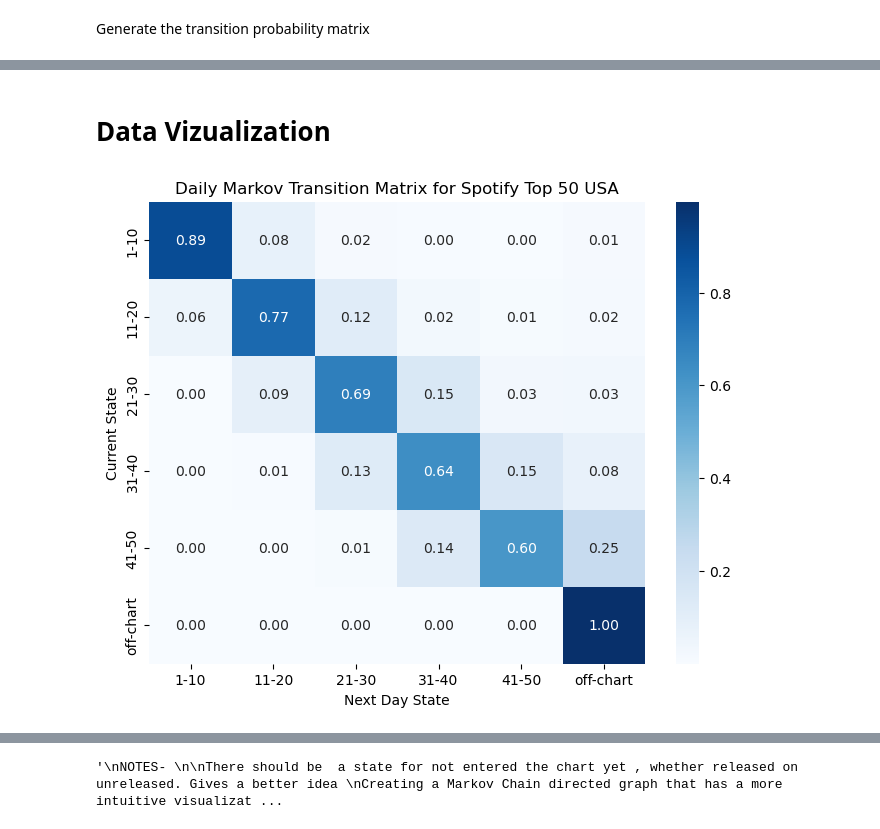
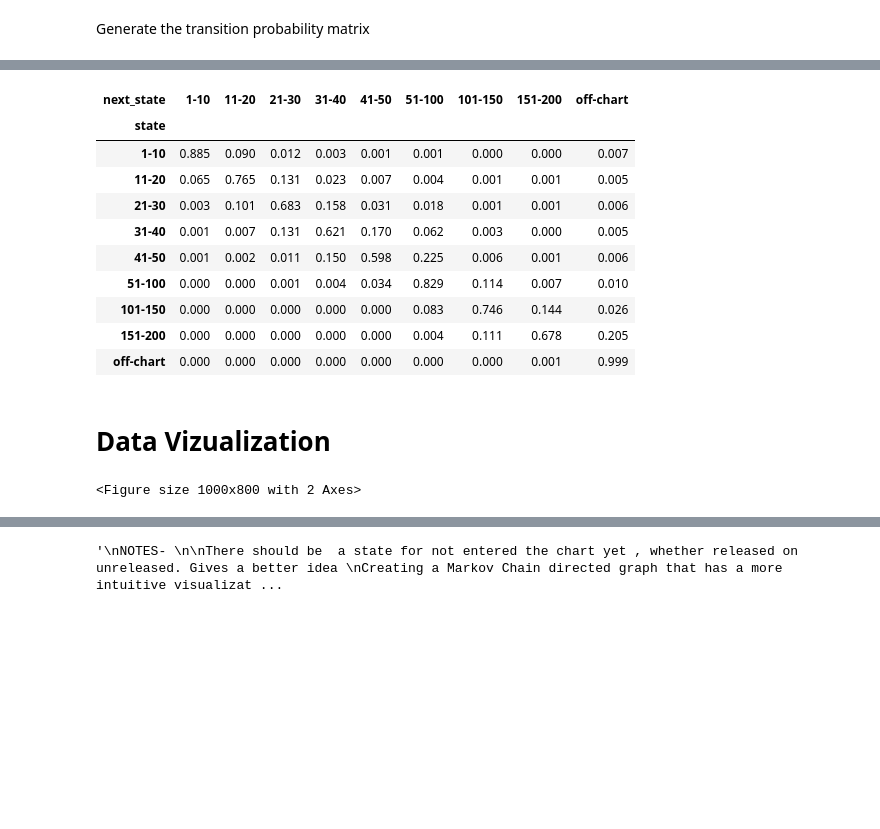
Before and after one commit to sdevarajan2006/spotify-chart-markov-chain, a Jupyter notebook: notebooks/analysis.ipynb, the cells around one changed output, grey strips where cells are left out. Drawn from its saved outputs; the diff is of its cells as text; code cells hidden in the pictures; blank space fills up the shorter version.

```diff
--- a/notebooks/analysis.ipynb
+++ b/notebooks/analysis.ipynb
@@ -173,17 +139,34 @@ transition_matrix
+# %%
+transition_matrix = transition_counts.div(transition_counts.sum(axis=1), axis=0)
+state_order = STATES
+
+transition_matrix.round(3)
+# %% [output]
+| next_state | 1-10 | 11-20 | 21-30 | 31-40 | 41-50 | 51-100 | 101-150 | 151-200 | off-chart |
+| state |  |  |  |  |  |  |  |  |  |
+| 1-10 | 0.885 | 0.090 | 0.012 | 0.003 | 0.001 | 0.001 | 0.000 | 0.000 | 0.007 |
+| 11-20 | 0.065 | 0.765 | 0.131 | 0.023 | 0.007 | 0.004 | 0.001 | 0.001 | 0.005 |
+| 21-30 | 0.003 | 0.101 | 0.683 | 0.158 | 0.031 | 0.018 | 0.001 | 0.001 | 0.006 |
+| 31-40 | 0.001 | 0.007 | 0.131 | 0.621 | 0.170 | 0.062 | 0.003 | 0.000 | 0.005 |
+| 41-50 | 0.001 | 0.002 | 0.011 | 0.150 | 0.598 | 0.225 | 0.006 | 0.001 | 0.006 |
+| 51-100 | 0.000 | 0.000 | 0.001 | 0.004 | 0.034 | 0.829 | 0.114 | 0.007 | 0.010 |
+| 101-150 | 0.000 | 0.000 | 0.000 | 0.000 | 0.000 | 0.083 | 0.746 | 0.144 | 0.026 |
+| 151-200 | 0.000 | 0.000 | 0.000 | 0.000 | 0.000 | 0.004 | 0.111 | 0.678 | 0.205 |
+| off-chart | 0.000 | 0.000 | 0.000 | 0.000 | 0.000 | 0.000 | 0.000 | 0.001 | 0.999 |
 # %% [markdown]
 # Data Vizualization
 # %%
 import matplotlib.pyplot as plt
 import seaborn as sns
 
-plt.figure(figsize=(8, 6))
+plt.figure(figsize=(10, 8))
 sns.heatmap(transition_matrix, annot=True, fmt=".2f", cmap="Blues")
-plt.title("Daily Markov Transition Matrix for Spotify Top 50 USA")
+plt.title("Daily Markov Transition Matrix for Spotify US Top 200 (2017-2026)")
 plt.xlabel("Next Day State")
 plt.ylabel("Current State")
 plt.show()
 # %% [output]
-[figure, removed]
+<Figure size 1000x800 with 2 Axes>
 # %%
 import networkx as nx
 import matplotlib.pyplot as plt
```
Also changed, not shown: parts of 15 cells of this notebook, 6 other files.
